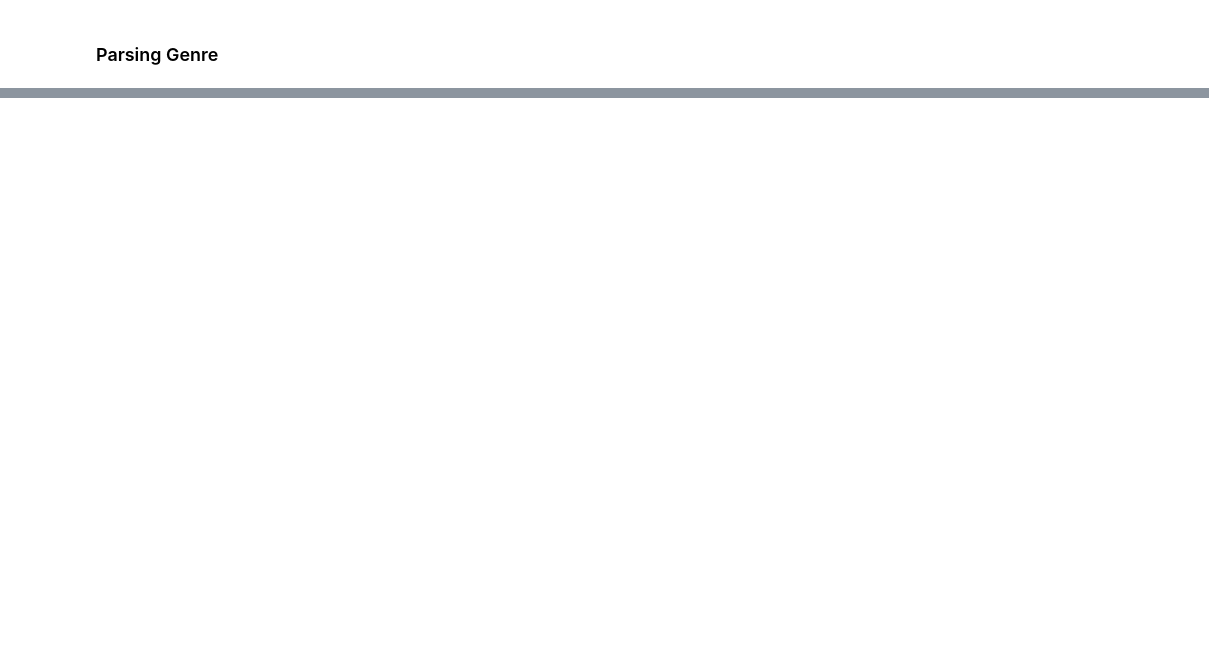
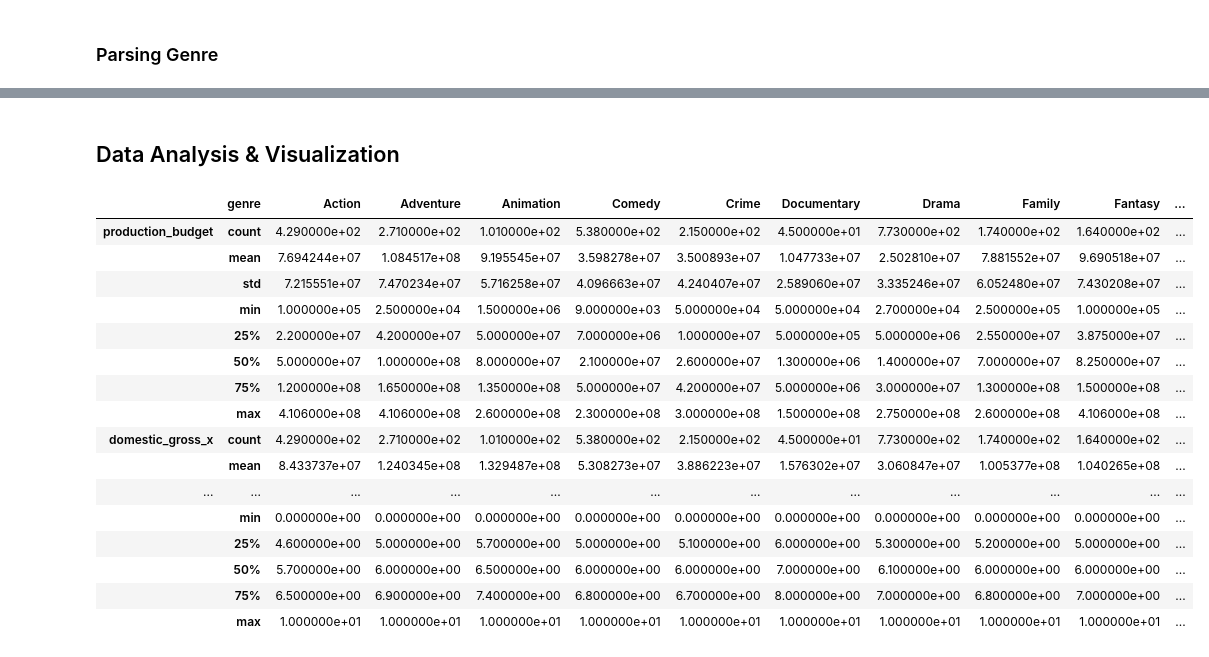
Before and after one commit to nateej1/Movie-Industry-Analysis-Exercise, a Jupyter notebook: TL-4-tmdb_box_Genre.ipynb, the cells around one changed output, grey strips where cells are left out. Saved outputs shown, nothing was run; the diff lists cells and outputs as text; code cells hidden in the pictures; blank space fills up the shorter version.

```diff
--- a/TL-4-tmdb_box_Genre.ipynb
+++ b/TL-4-tmdb_box_Genre.ipynb
@@ -26,0 +73,5 @@ tmdb_box.head()
+# %%
+# drop col 'variable'
+tmdb_box_genre.drop(columns=['variable'], inplace = True)
+# drop rows with genre NaN
+tmdb_box_genre.dropna(subset = ['genre'], inplace = True)
@@ -26,0 +110,24 @@ tmdb_box.head()
+# %% [markdown]
+## Data Analysis & Visualization
+# %%
+cols = ['production_budget', 'domestic_gross_x', 'vote_count', 'vote_average']
+# %%
+tmdb_box_genre.groupby('genre').describe()[cols].T
+# %% [output]
+|  | genre | Action | Adventure | Animation | Comedy | Crime | Documentary | Drama | Family | Fantasy | ... |
+| production_budget | count | 4.290000e+02 | 2.710000e+02 | 1.010000e+02 | 5.380000e+02 | 2.150000e+02 | 4.500000e+01 | 7.730000e+02 | 1.740000e+02 | 1.640000e+02 | ... |
+|  | mean | 7.694244e+07 | 1.084517e+08 | 9.195545e+07 | 3.598278e+07 | 3.500893e+07 | 1.047733e+07 | 2.502810e+07 | 7.881552e+07 | 9.690518e+07 | ... |
+|  | std | 7.215551e+07 | 7.470234e+07 | 5.716258e+07 | 4.096663e+07 | 4.240407e+07 | 2.589060e+07 | 3.335246e+07 | 6.052480e+07 | 7.430208e+07 | ... |
+|  | min | 1.000000e+05 | 2.500000e+04 | 1.500000e+06 | 9.000000e+03 | 5.000000e+04 | 5.000000e+04 | 2.700000e+04 | 2.500000e+05 | 1.000000e+05 | ... |
+|  | 25% | 2.200000e+07 | 4.200000e+07 | 5.000000e+07 | 7.000000e+06 | 1.000000e+07 | 5.000000e+05 | 5.000000e+06 | 2.550000e+07 | 3.875000e+07 | ... |
+|  | 50% | 5.000000e+07 | 1.000000e+08 | 8.000000e+07 | 2.100000e+07 | 2.600000e+07 | 1.300000e+06 | 1.400000e+07 | 7.000000e+07 | 8.250000e+07 | ... |
+|  | 75% | 1.200000e+08 | 1.650000e+08 | 1.350000e+08 | 5.000000e+07 | 4.200000e+07 | 5.000000e+06 | 3.000000e+07 | 1.300000e+08 | 1.500000e+08 | ... |
+|  | max | 4.106000e+08 | 4.106000e+08 | 2.600000e+08 | 2.300000e+08 | 3.000000e+08 | 1.500000e+08 | 2.750000e+08 | 2.600000e+08 | 4.106000e+08 | ... |
+| domestic_gross_x | count | 4.290000e+02 | 2.710000e+02 | 1.010000e+02 | 5.380000e+02 | 2.150000e+02 | 4.500000e+01 | 7.730000e+02 | 1.740000e+02 | 1.640000e+02 | ... |
+|  | mean | 8.433737e+07 | 1.240345e+08 | 1.329487e+08 | 5.308273e+07 | 3.886223e+07 | 1.576302e+07 | 3.060847e+07 | 1.005377e+08 | 1.040265e+08 | ... |
+| ... | ... | ... | ... | ... | ... | ... | ... | ... | ... | ... | ... |
+|  | min | 0.000000e+00 | 0.000000e+00 | 0.000000e+00 | 0.000000e+00 | 0.000000e+00 | 0.000000e+00 | 0.000000e+00 | 0.000000e+00 | 0.000000e+00 | ... |
+|  | 25% | 4.600000e+00 | 5.000000e+00 | 5.700000e+00 | 5.000000e+00 | 5.100000e+00 | 6.000000e+00 | 5.300000e+00 | 5.200000e+00 | 5.000000e+00 | ... |
+|  | 50% | 5.700000e+00 | 6.000000e+00 | 6.500000e+00 | 6.000000e+00 | 6.000000e+00 | 7.000000e+00 | 6.100000e+00 | 6.000000e+00 | 6.000000e+00 | ... |
+|  | 75% | 6.500000e+00 | 6.900000e+00 | 7.400000e+00 | 6.800000e+00 | 6.700000e+00 | 8.000000e+00 | 7.000000e+00 | 6.800000e+00 | 7.000000e+00 | ... |
+|  | max | 1.000000e+01 | 1.000000e+01 | 1.000000e+01 | 1.000000e+01 | 1.000000e+01 | 1.000000e+01 | 1.000000e+01 | 1.000000e+01 | 1.000000e+01 | ... |
```
Also changed, not shown: parts of 18 cells of this notebook, 1 other file.
